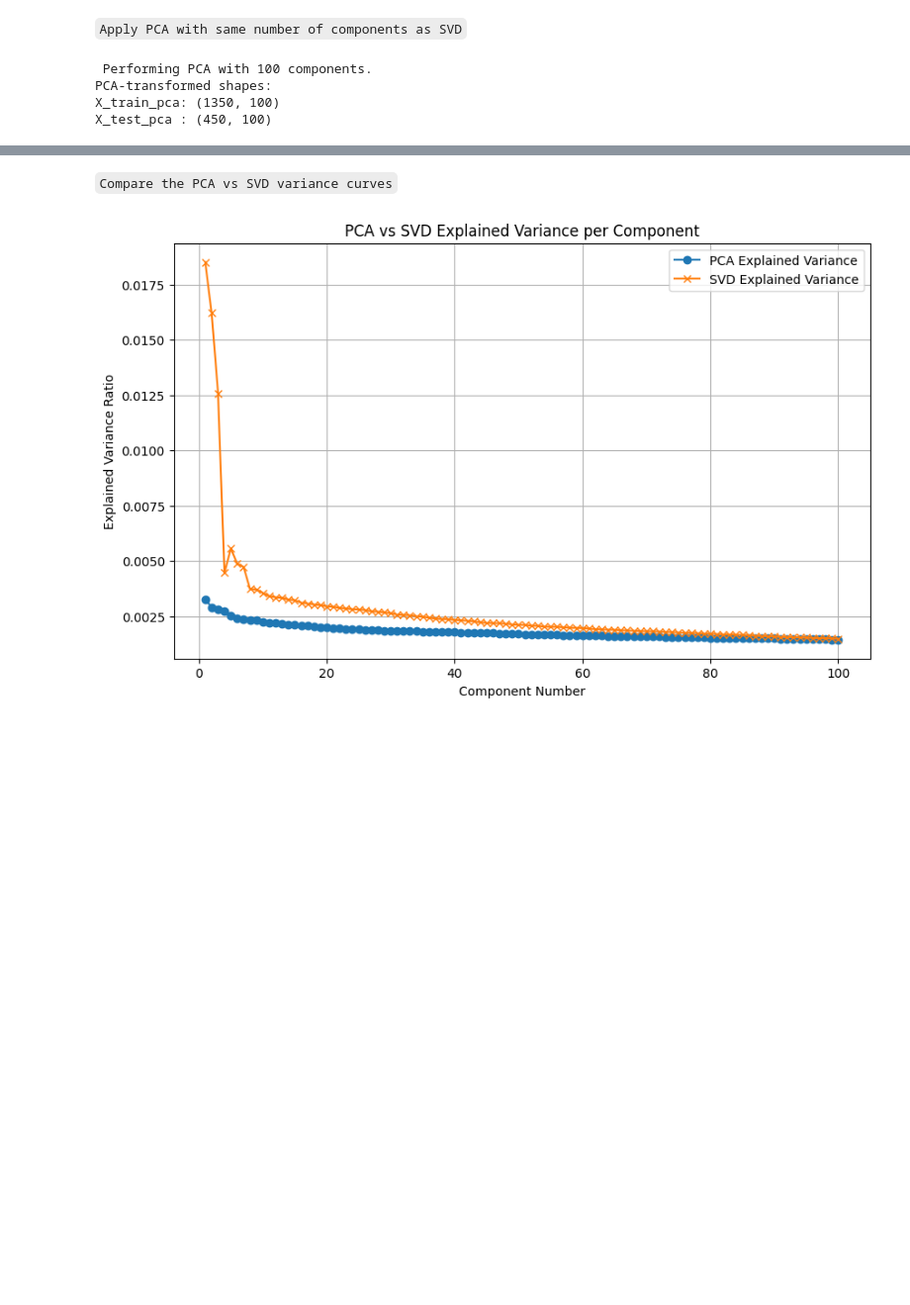
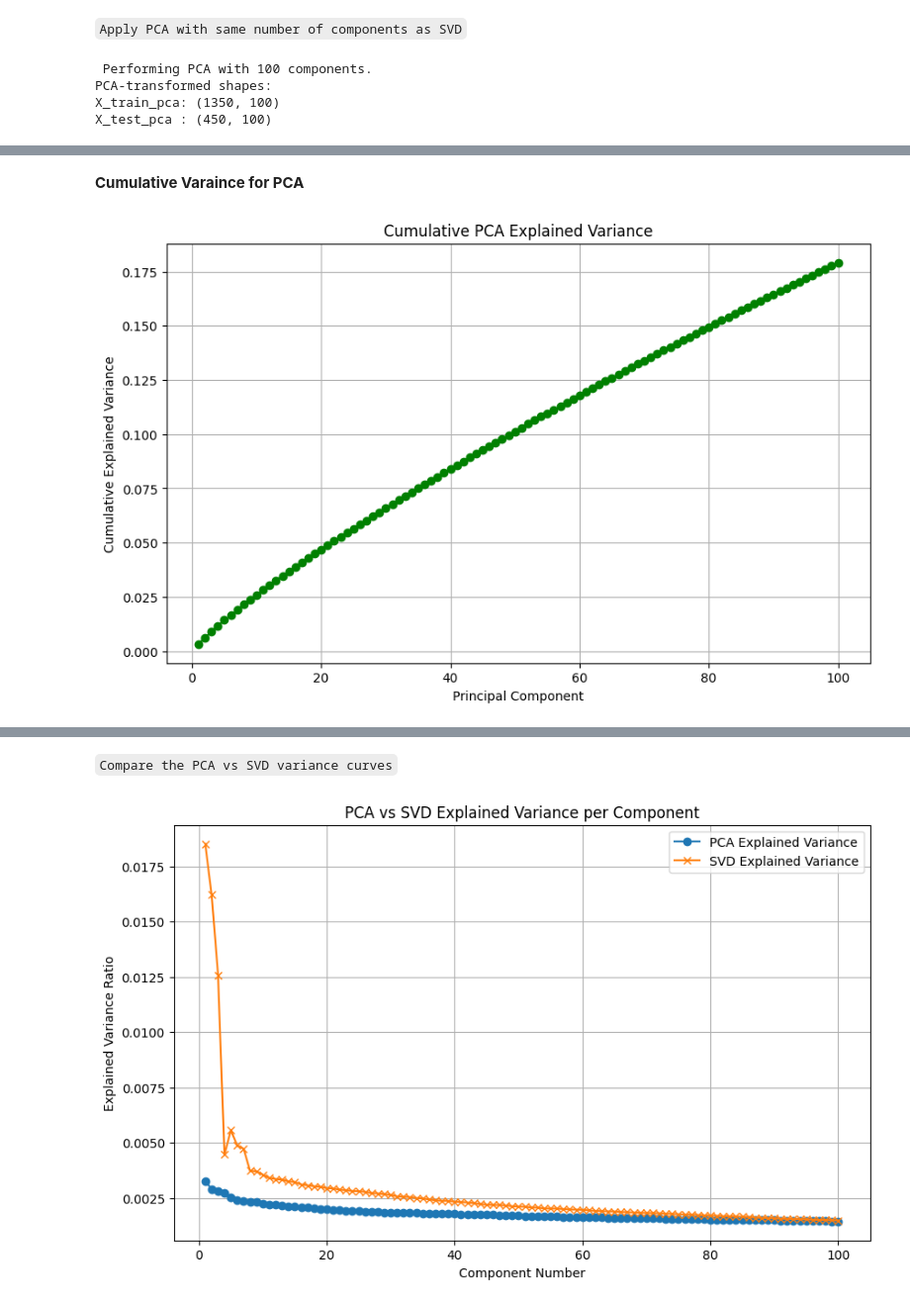
Before and after one commit to Albrightmaduka9053136/text-classification-dimensionality-reduction-group2, a Jupyter notebook: text_classification_dimensionality_reduction_group2.ipynb, the cells around one changed output, grey strips where cells are left out. Shown at 99% size. Cells and saved outputs as stored; diff of their text form; code cells hidden in the pictures; blank space fills up the shorter version.

```diff
--- a/text_classification_dimensionality_reduction_group2.ipynb
+++ b/text_classification_dimensionality_reduction_group2.ipynb
@@ -680,0 +724,15 @@ X_test_pca : (450, 100)
+# %% [markdown]
+**Cumulative Varaince for PCA**
+# %%
+# Cumulative explained variance
+cumulative_var = np.cumsum(pca_var)
+
+plt.figure(figsize=(10, 6))
+plt.plot(components, cumulative_var, marker='o', linestyle='--', color='green')
+plt.title("Cumulative PCA Explained Variance")
+plt.xlabel("Principal Component")
+plt.ylabel("Cumulative Explained Variance")
+plt.grid(True)
+plt.show()
+# %% [output]
+[figure, added]
```
Also changed, not shown: parts of 5 cells of this notebook.
